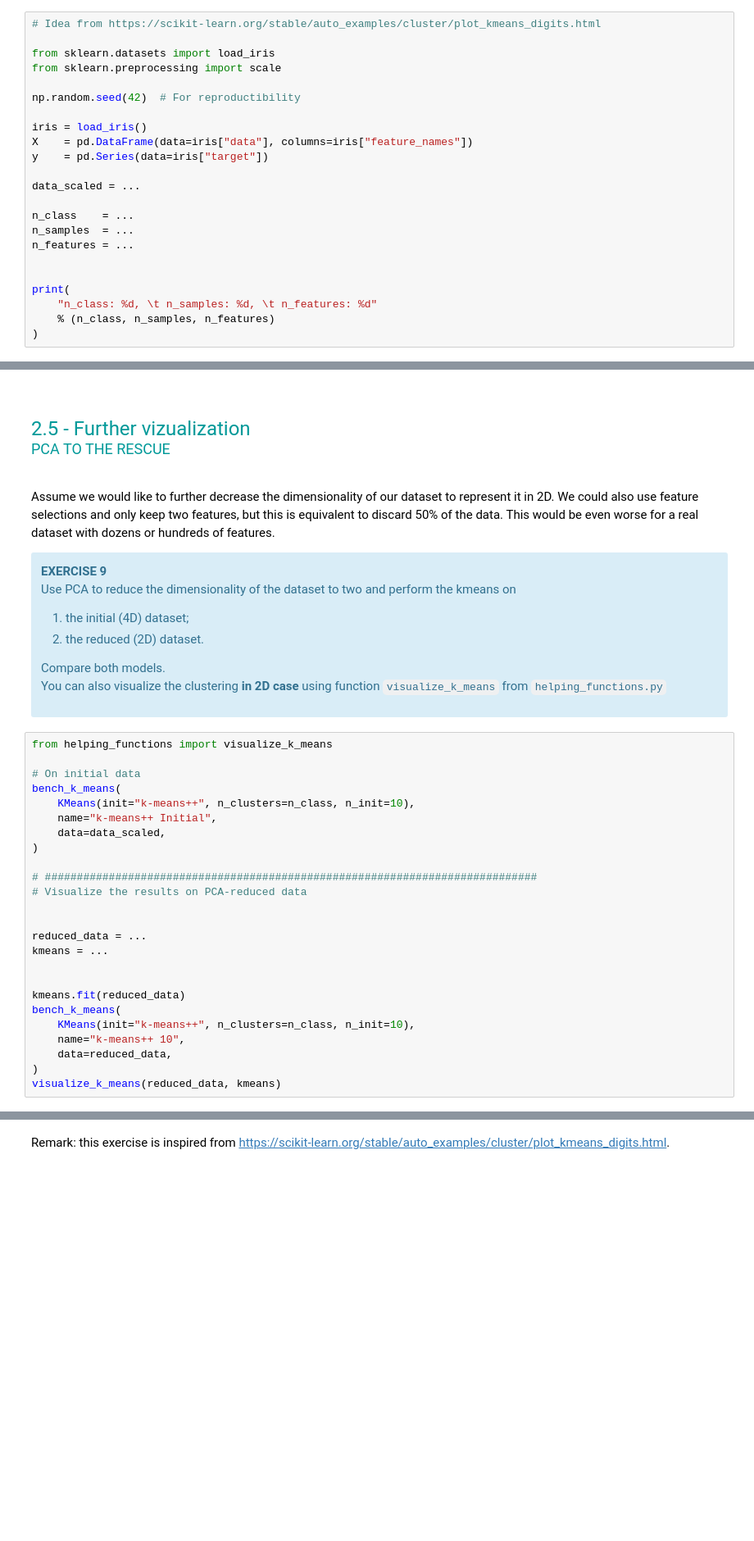
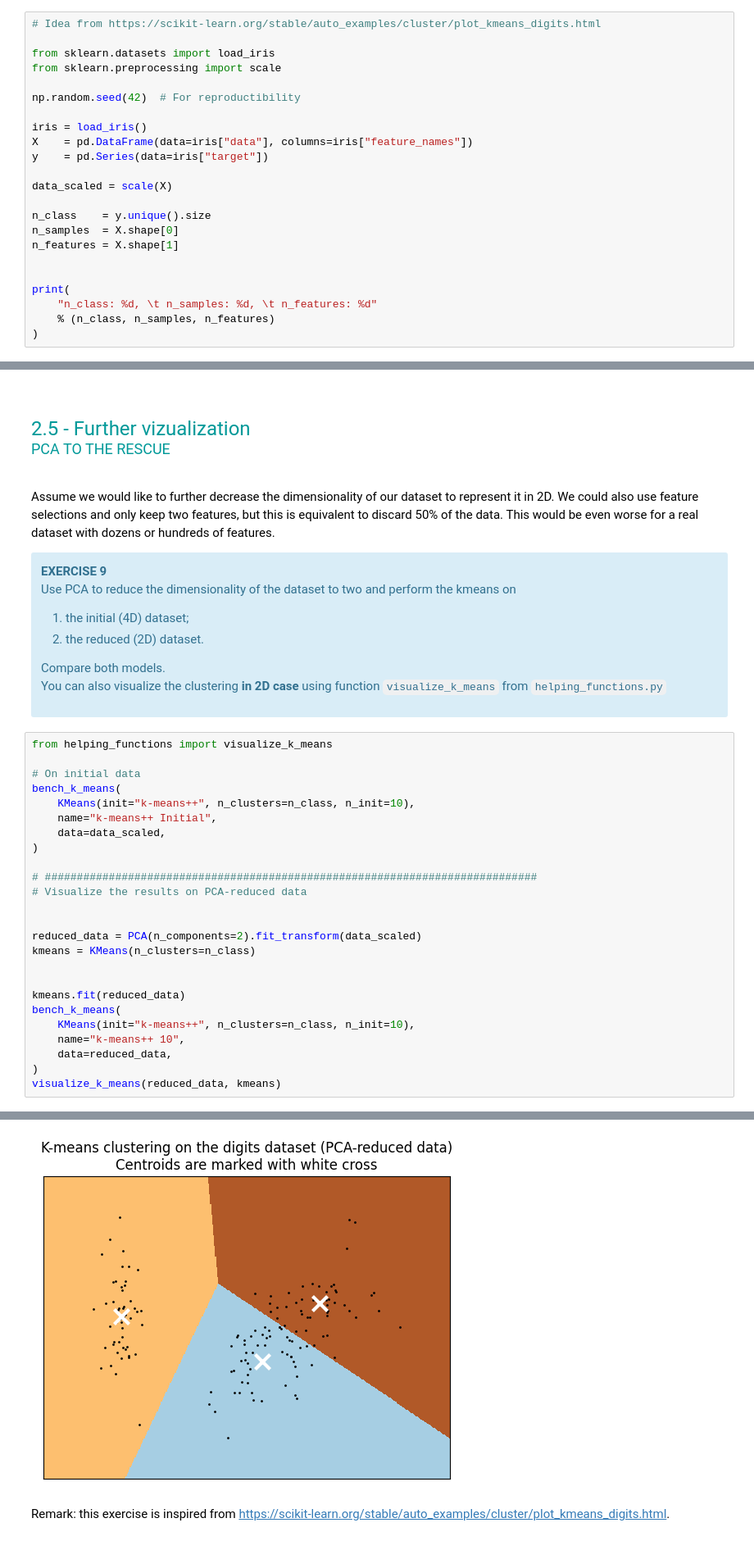
Before and after one commit to megaaa13/LEPL1109, a Jupyter notebook: TP3/TP3-Clustering.ipynb, the cells around one changed output, grey strips where cells are left out. Shown: that part at 82% size. Drawn from its saved outputs; the diff is of its cells as text; blank space fills up the shorter version.

```diff
--- a/TP3/TP3-Clustering.ipynb
+++ b/TP3/TP3-Clustering.ipynb
@@ -258,11 +258,11 @@ iris = load_iris()
 X    = pd.DataFrame(data=iris["data"], columns=iris["feature_names"])
 y    = pd.Series(data=iris["target"])
 
-data_scaled = ...
+data_scaled = scale(X)
 
-n_class    = ...
-n_samples  = ...
-n_features = ...
+n_class    = y.unique().size
+n_samples  = X.shape[0]
+n_features = X.shape[1]
 
 
 print(
@@ -417,8 +440,8 @@ bench_k_means(
 # Visualize the results on PCA-reduced data
 
 
-reduced_data = ...
-kmeans = ...
+reduced_data = PCA(n_components=2).fit_transform(data_scaled)
+kmeans = KMeans(n_clusters=n_class)
 
 
 kmeans.fit(reduced_data)
@@ -428,3 +451,4 @@ bench_k_means(
     data=reduced_data,
 )
 visualize_k_means(reduced_data, kmeans)
+# %% [output]
@@ -431,2 +457,3 @@ visualize_k_means(reduced_data, kmeans)
+[figure, added]
 # %% [markdown]
 Remark: this exercise is inspired from https://scikit-learn.org/stable/auto_examples/cluster/plot_kmeans_digits.html.
```
Also changed, not shown: parts of 7 cells of this notebook.
